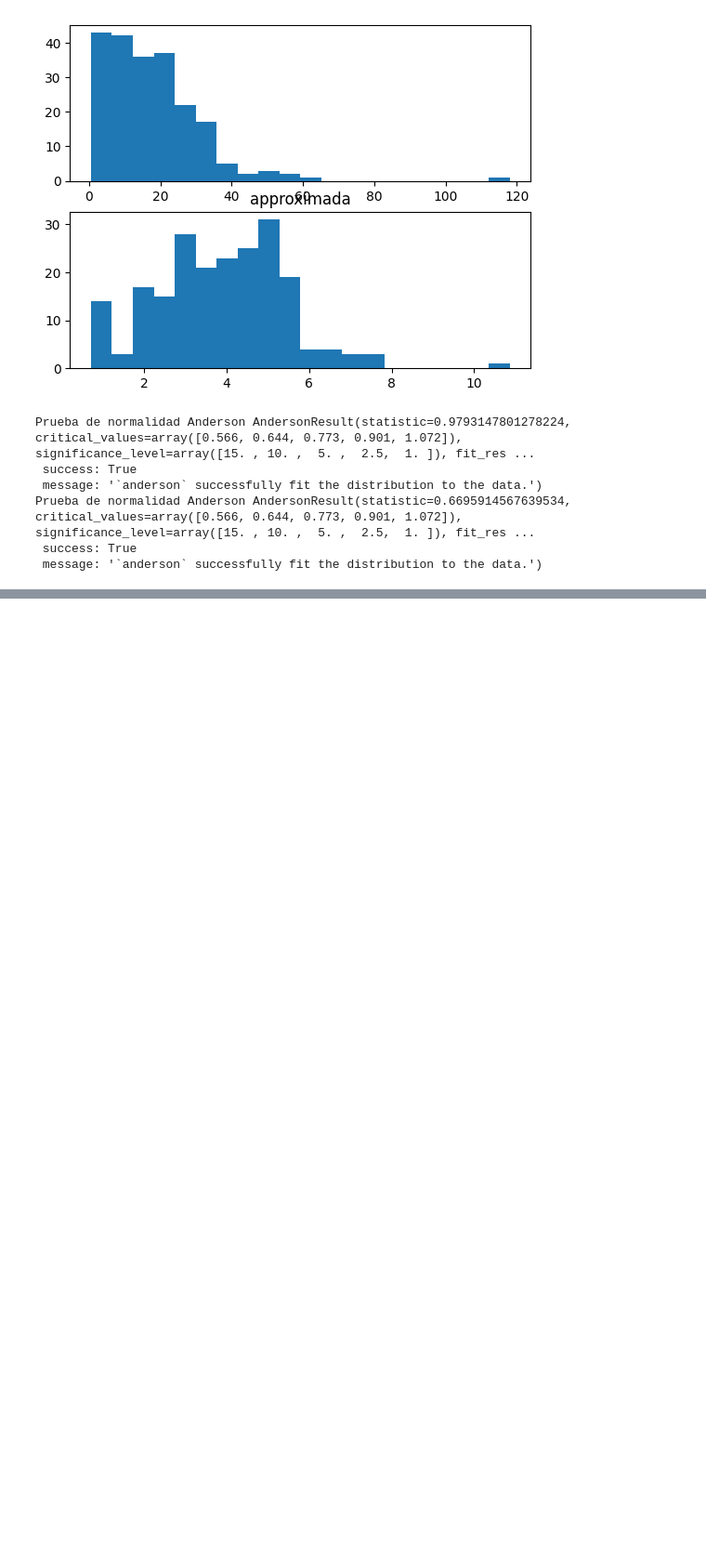
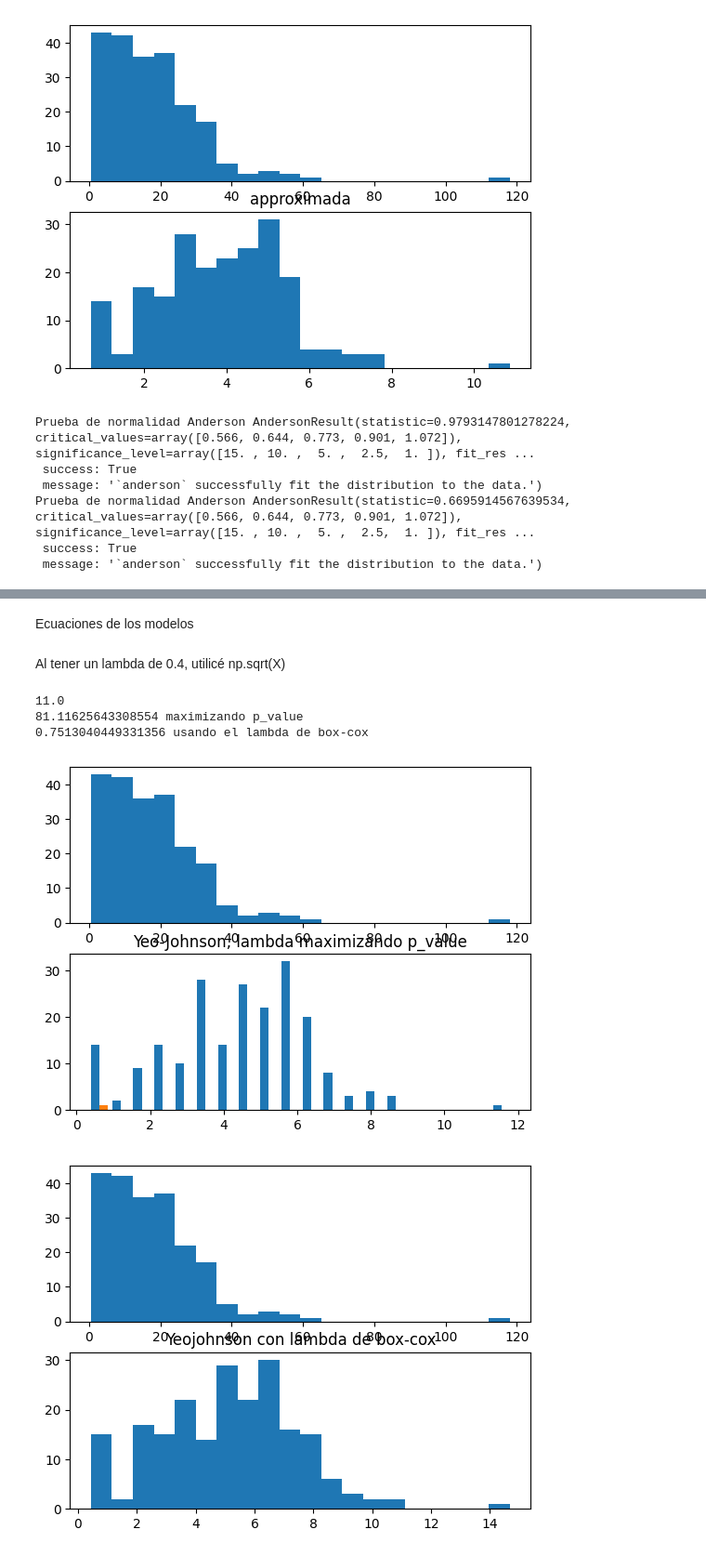
Before and after one commit to Memo9494/Implementacion_IA_a01284015, a Jupyter notebook: Entregables/Regresion_logistica/transformaciones_b.ipynb, the cells around one changed output, grey strips where cells are left out. Shown: that part at 93% size. Cells and saved outputs as stored; diff of their text form; code cells hidden in the pictures; blank space fills up the shorter version.

```diff
--- a/Entregables/Regresion_logistica/transformaciones_b.ipynb
+++ b/Entregables/Regresion_logistica/transformaciones_b.ipynb
@@ -198,0 +229,2 @@ box_approx = box_approx[box_approx < MA_LS]
+# %% [markdown]
+Ecuaciones de los modelos
@@ -198,0 +255,41 @@ box_approx = box_approx[box_approx < MA_LS]
+# %% [markdown]
+Al tener un lambda de 0.4, utilicé np.sqrt(X)
+# %%
+from scipy.optimize import minimize
+def min_yeo(lam):
+    coso = stats.yeojohnson(df['Total Fat'], lam)
+    p_value = stats.shapiro(coso)[1]
+    return -p_value
+lam = minimize(min_yeo, 11)
+new_lambda = lam['x'][0]
+print(new_lambda)
+yeoJohnson = stats.yeojohnson(df['Total Fat'], lam['x'])
+p_value = stats.anderson(yeoJohnson, dist='norm').statistic
+print(p_value, "maximizando p_value")
+
+#Maestra, aquí utilicé varios métodos para maximizar p_Value, esto fue lo mejor que pude llegar utilzindo herramientas que conozco
+#Pero tengo entendido que a uno mucho mejor que usando el lambda de box-cox
+yeo_j = stats.yeojohnson(df['Total Fat'], lambda_box)
+p_value = stats.anderson(yeo_j, dist='norm').statistic
+print(p_value, "usando el lambda de box-cox")
+#Histograma approximada
+plt.subplot(2,1,1)
+plt.hist(df['Total Fat'],bins=20)
+plt.subplot(2,1,2)
+plt.hist(YeoJohnson,bins=20)
+plt.title('Yeo-Johnson, lambda maximizando p_value')
+plt.show()
+
+#Histograma approximada
+plt.subplot(2,1,1)
+plt.hist(df['Total Fat'],bins=20)
+plt.subplot(2,1,2)
+plt.hist(yeo_j,bins=20)
+plt.title('Yeojohnson con lambda de box-cox')
+plt.show()
+# %% [output]
+11.0
+81.11625643308554 maximizando p_value
+0.7513040449331356 usando el lambda de box-cox
+[figure, added]
+[figure, added]
```
Also changed, not shown: parts of 11 cells of this notebook, 10 other files.
